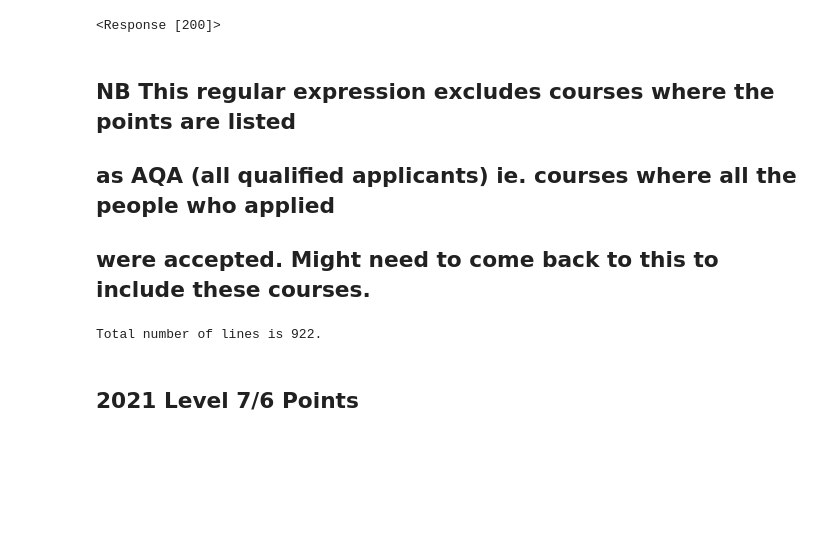
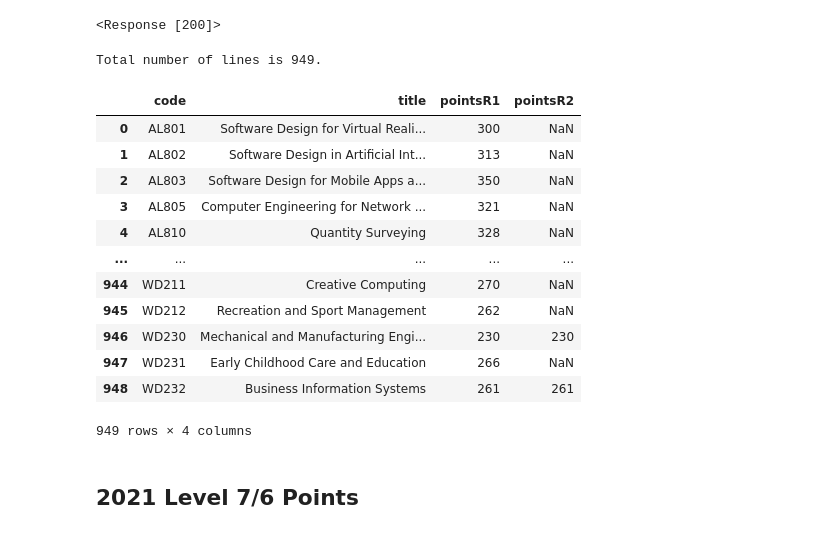
Before and after one commit to andrewjscott/Fundamentals-of-Data-Analysis-Assignment, a Jupyter notebook: cao.ipynb, the cells around one changed output. Cells and saved outputs as stored; diff of their text form; code cells hidden in the pictures; blank space fills up the shorter version.

```diff
--- a/cao.ipynb
+++ b/cao.ipynb
@@ -50,7 +58,3 @@ with open(path, 'w') as f:
-# %% [markdown]
-## NB This regular expression excludes courses where the points are listed
-## as AQA (all qualified applicants) ie. courses where all the people who applied
-## were accepted. Might need to come back to this to include these courses.
 # %%
 # re adapted from:https://github.com/ianmcloughlin/cao-points/blob/main/cao-points-analysis.ipynb
 
@@ -61,30 +65,59 @@ re_course = re.compile(r'([A-Z]{2}[0-9]{3})  (.*)([0-9]{3})(\*?) *')
 
 
 # The file path for the csv file.
-path = 'cao-data/cao2021_level8_csv_' + current_time + '.csv'
+path2021_l8 = 'cao-data/cao2021_level8_csv_' + current_time + '.csv'
 
 # Keep track of how many courses we process.
 no_lines = 0
 
 # Open the csv file for writing.
-with open(path, 'w') as f:
+with open(path2021_l8, 'w') as f:
+    # Write a header row.
+    f.write(','.join(['code', 'title', 'pointsR1', 'pointsR2']) + '\n')
     # Loop through lines of the response.
-    for line in resp.iter_lines():
+    for line in resp2021_l8.iter_lines():
         # Decode the line, using the wrong encoding!
         dline = line.decode('cp1252')
         # Match only the lines representing courses.
         if re_course.fullmatch(dline):
             # Add one to the lines counter.
             no_lines = no_lines + 1
-            # Split the line on two or more spaces.
-            linesplit = re.split('  +', dline)
+            # The course code.
+            course_code = dline[:5]
+            # The course title.
+            course_title = dline[7:57].strip()
+            # Round one points.
+            course_points = re.split(' +', dline[60:])
+            if len(course_points) != 2:
+                course_points = course_points[:2]
+            # Join the fields using a comma.
+            linesplit = [course_code, course_title, course_points[0], course_points[1]]
             # Rejoin the substrings with commas in between.
             f.write(','.join(linesplit) + '\n')
 
 # Print the total number of processed lines.
 print(f"Total number of lines is {no_lines}.")
 # %% [output]
-Total number of lines is 922.
+Total number of lines is 949.
+# %%
+# Load the 2021 level 8 data to a pandas dataframe
+df2021_l8 = pd.read_csv(path2021_l8, encoding='cp1252')
+# %%
+df2021_l8
+# %% [output]
+|  | code | title | pointsR1 | pointsR2 |
+| 0 | AL801 | Software Design for Virtual Reali... | 300 | NaN |
+| 1 | AL802 | Software Design in Artificial Int... | 313 | NaN |
+| 2 | AL803 | Software Design for Mobile Apps a... | 350 | NaN |
+| 3 | AL805 | Computer Engineering for Network ... | 321 | NaN |
+| 4 | AL810 | Quantity Surveying | 328 | NaN |
+| ... | ... | ... | ... | ... |
+| 944 | WD211 | Creative Computing | 270 | NaN |
+| 945 | WD212 | Recreation and Sport Management | 262 | NaN |
+| 946 | WD230 | Mechanical and Manufacturing Engi... | 230 | 230 |
+| 947 | WD231 | Early Childhood Care and Education | 266 | NaN |
+| 948 | WD232 | Business Information Systems | 261 | 261 |
+949 rows × 4 columns
 # %% [markdown]
 ## 2021 Level 7/6 Points
 # %%
```
Also changed, not shown: parts of 37 cells of this notebook, 53 other files.
